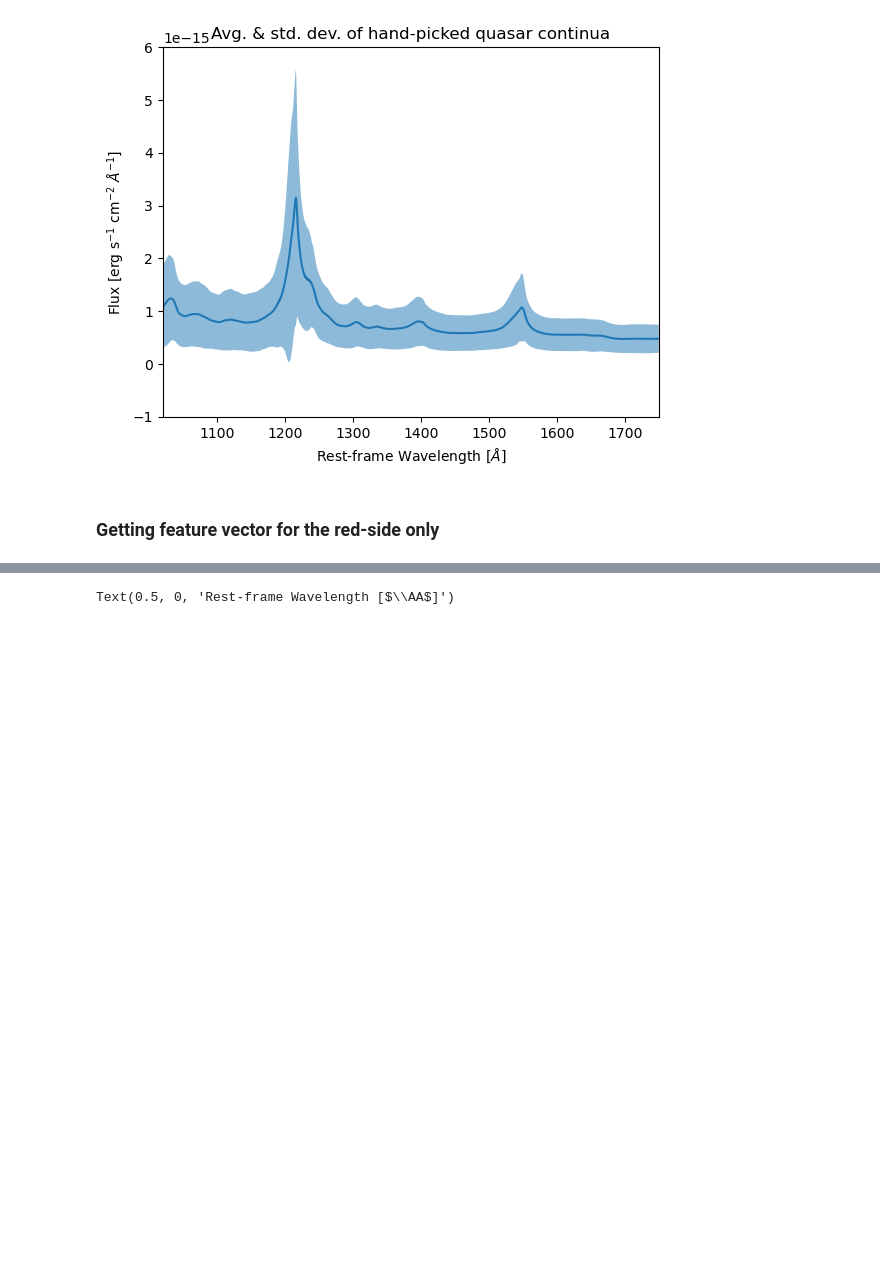
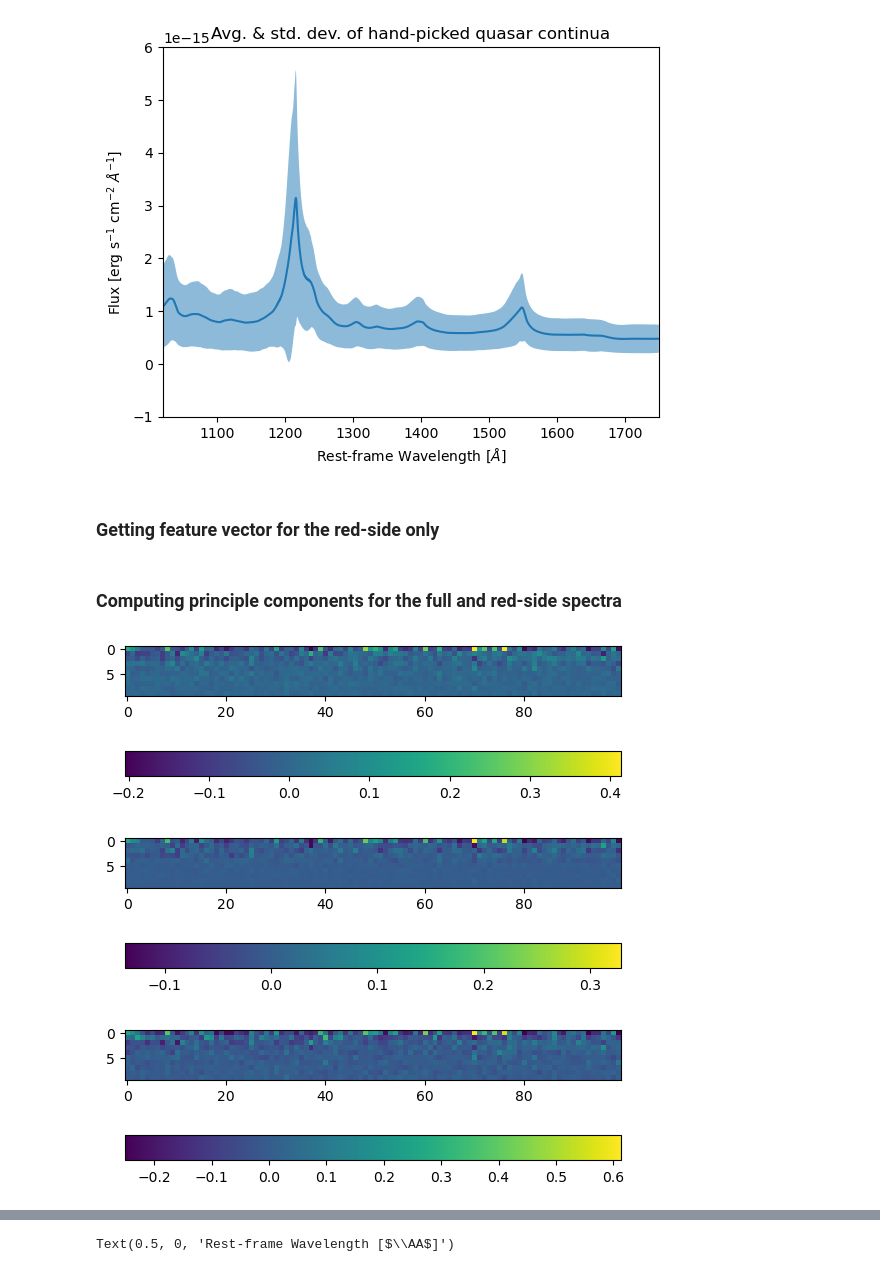
Before and after one commit to bayu-wilson/quasar_spectral_reconstruction_with_PCA, a Jupyter notebook: DimReductionAstroSpectra.ipynb, the cells around one changed output, grey strips where cells are left out. Saved outputs shown, nothing was run; the diff lists cells and outputs as text; code cells hidden in the pictures; blank space fills up the shorter version.

```diff
--- a/DimReductionAstroSpectra.ipynb
+++ b/DimReductionAstroSpectra.ipynb
@@ -143,6 +143,8 @@ plt.title("Avg. & std. dev. of hand-picked quasar continua");
 index_redside = np.where(wave_grid>1216)[0][0]
 wave_grid_redside = wave_grid[wave_grid>1216]
 X_red = X_pp[:,index_redside:]
+# %% [markdown]
+### Computing principle components for the full and red-side spectra
 # %%
 from sklearn.decomposition import PCA
 pca_full = PCA(n_components=10)
@@ -152,0 +157,31 @@ _ = pca_redside.fit_transform(X_red)
+# %%
+evecs_full = pca_full.components_
+spec_mean_full = X_pp.mean(0)
+
+evecs_redside = pca_red.components_
+spec_mean_redside = X_red.mean(0)
+
+P = np.loadtxt("proj.dat") #10 by 10 projection matrix
+# %%
+weights_redside = np.dot(evecs_redside,(X_red-spec_mean_redside).T)
+weights_full = np.dot(evecs_full,(X_pp-spec_mean_full).T)
+
+# weighted_redside_components = np.dot(weights_redside.T,evecs_redside)
+# weighted_redside_components
+proj_calc = np.dot(weights_redside,np.linalg.pinv(weights_full))
+pred_weights = np.dot(proj_calc,weights_redside)
+# weights_full.shape,proj_calc.shape
+# %%
+plt.imshow(weights_redside)
+plt.colorbar(orientation="horizontal")
+plt.show()
+plt.imshow(pred_weights)
+plt.colorbar(orientation="horizontal")
+plt.show()
+plt.imshow(weights_full)
+plt.colorbar(orientation="horizontal")
+plt.show()
+# %% [output]
+[figure, added]
+[figure, added]
+[figure, added]
```
Also changed, not shown: parts of 23 cells of this notebook.
